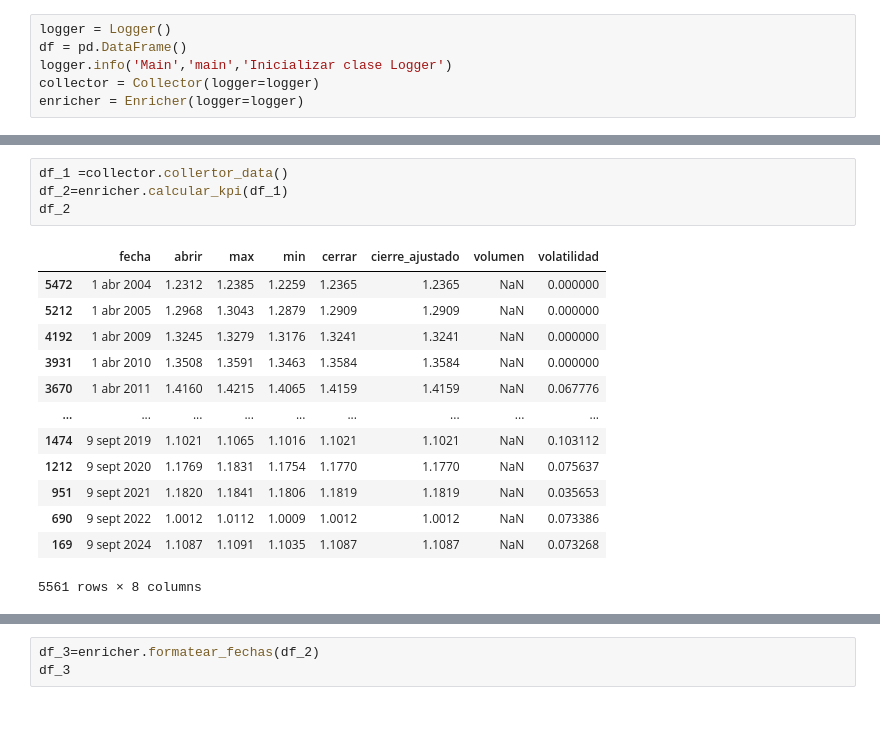
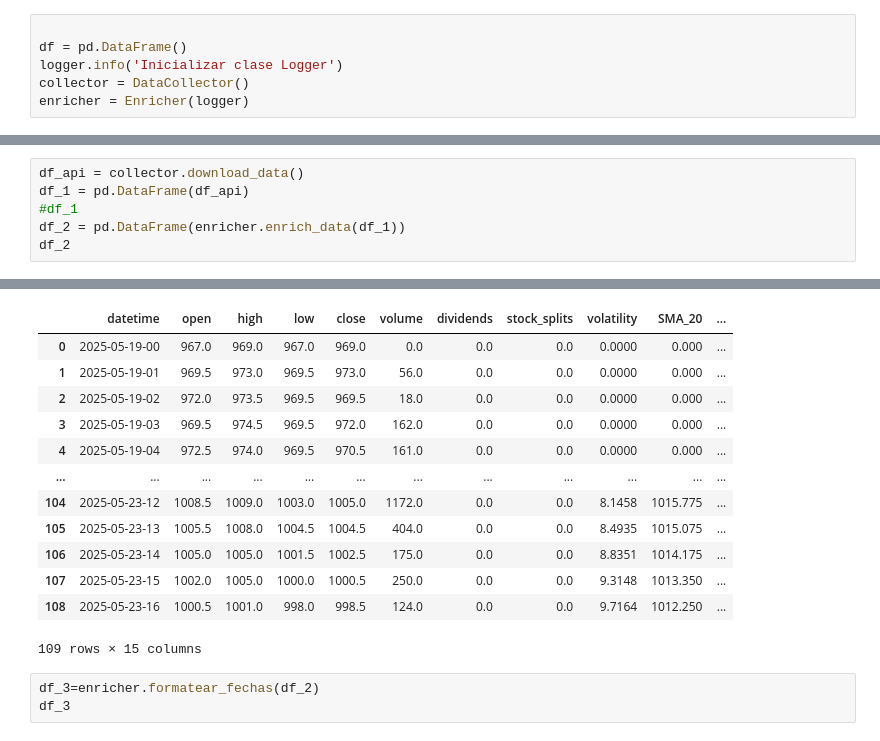
Before and after one commit to gedar1971/integrative_project_v, a Jupyter notebook: src/series_temporales_yahoo.ipynb, the cells around one changed output, grey strips where cells are left out. Saved outputs shown, nothing was run; the diff lists cells and outputs as text.

```diff
--- a/src/series_temporales_yahoo.ipynb
+++ b/src/series_temporales_yahoo.ipynb
@@ -23,6 +21,6 @@ Error:
 # %%
-logger = Logger()
+
 df = pd.DataFrame()
-logger.info('Main','main','Inicializar clase Logger')
-collector = Collector(logger=logger)
-enricher = Enricher(logger=logger)
+logger.info('Inicializar clase Logger')
+collector = DataCollector()
+enricher = Enricher(logger)
@@ -29,18 +29,7 @@ enricher = Enricher(logger=logger)
-# %%
-df_1 =collector.collertor_data()
-df_2=enricher.calcular_kpi(df_1)
-df_2
-# %% [output]
-|  | fecha | abrir | max | min | cerrar | cierre_ajustado | volumen | volatilidad |
-| 5472 | 1 abr 2004 | 1.2312 | 1.2385 | 1.2259 | 1.2365 | 1.2365 | NaN | 0.000000 |
-| 5212 | 1 abr 2005 | 1.2968 | 1.3043 | 1.2879 | 1.2909 | 1.2909 | NaN | 0.000000 |
-| 4192 | 1 abr 2009 | 1.3245 | 1.3279 | 1.3176 | 1.3241 | 1.3241 | NaN | 0.000000 |
-| 3931 | 1 abr 2010 | 1.3508 | 1.3591 | 1.3463 | 1.3584 | 1.3584 | NaN | 0.000000 |
-| 3670 | 1 abr 2011 | 1.4160 | 1.4215 | 1.4065 | 1.4159 | 1.4159 | NaN | 0.067776 |
-| ... | ... | ... | ... | ... | ... | ... | ... | ... |
-| 1474 | 9 sept 2019 | 1.1021 | 1.1065 | 1.1016 | 1.1021 | 1.1021 | NaN | 0.103112 |
-| 1212 | 9 sept 2020 | 1.1769 | 1.1831 | 1.1754 | 1.1770 | 1.1770 | NaN | 0.075637 |
-| 951 | 9 sept 2021 | 1.1820 | 1.1841 | 1.1806 | 1.1819 | 1.1819 | NaN | 0.035653 |
-| 690 | 9 sept 2022 | 1.0012 | 1.0112 | 1.0009 | 1.0012 | 1.0012 | NaN | 0.073386 |
-| 169 | 9 sept 2024 | 1.1087 | 1.1091 | 1.1035 | 1.1087 | 1.1087 | NaN | 0.073268 |
-5561 rows × 8 columns
+# %%
+df_api = collector.download_data()
+df_1 = pd.DataFrame(df_api)
+#df_1
+df_2 = pd.DataFrame(enricher.enrich_data(df_1))
+df_2
+# %% [output]
@@ -47,3 +39,16 @@ df_2
+|  | datetime | open | high | low | close | volume | dividends | stock_splits | volatility | SMA_20 | ... |
+| 0 | 2025-05-19-00 | 967.0 | 969.0 | 967.0 | 969.0 | 0.0 | 0.0 | 0.0 | 0.0000 | 0.000 | ... |
+| 1 | 2025-05-19-01 | 969.5 | 973.0 | 969.5 | 973.0 | 56.0 | 0.0 | 0.0 | 0.0000 | 0.000 | ... |
+| 2 | 2025-05-19-02 | 972.0 | 973.5 | 969.5 | 969.5 | 18.0 | 0.0 | 0.0 | 0.0000 | 0.000 | ... |
+| 3 | 2025-05-19-03 | 969.5 | 974.5 | 969.5 | 972.0 | 162.0 | 0.0 | 0.0 | 0.0000 | 0.000 | ... |
+| 4 | 2025-05-19-04 | 972.5 | 974.0 | 969.5 | 970.5 | 161.0 | 0.0 | 0.0 | 0.0000 | 0.000 | ... |
+| ... | ... | ... | ... | ... | ... | ... | ... | ... | ... | ... | ... |
+| 104 | 2025-05-23-12 | 1008.5 | 1009.0 | 1003.0 | 1005.0 | 1172.0 | 0.0 | 0.0 | 8.1458 | 1015.775 | ... |
+| 105 | 2025-05-23-13 | 1005.5 | 1008.0 | 1004.5 | 1004.5 | 404.0 | 0.0 | 0.0 | 8.4935 | 1015.075 | ... |
+| 106 | 2025-05-23-14 | 1005.0 | 1005.0 | 1001.5 | 1002.5 | 175.0 | 0.0 | 0.0 | 8.8351 | 1014.175 | ... |
+| 107 | 2025-05-23-15 | 1002.0 | 1005.0 | 1000.0 | 1000.5 | 250.0 | 0.0 | 0.0 | 9.3148 | 1013.350 | ... |
+| 108 | 2025-05-23-16 | 1000.5 | 1001.0 | 998.0 | 998.5 | 124.0 | 0.0 | 0.0 | 9.7164 | 1012.250 | ... |
+109 rows × 15 columns
 # %%
 df_3=enricher.formatear_fechas(df_2)
 df_3
```
Also changed, not shown: parts of 3 cells of this notebook, 1 other file.
